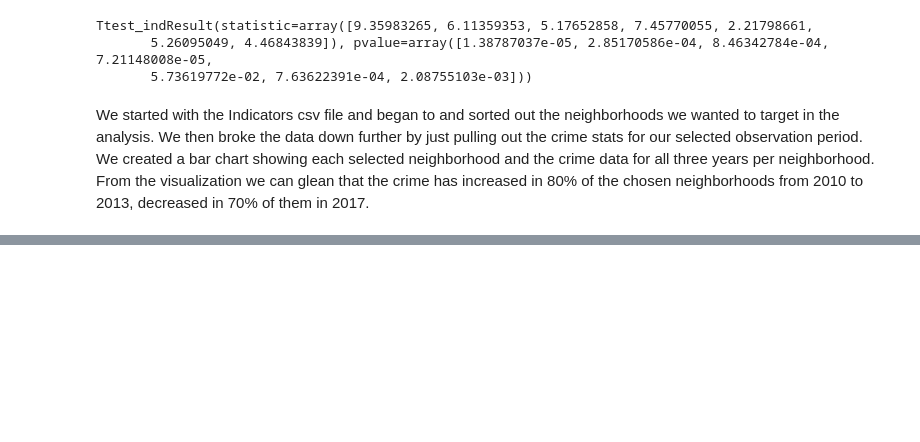
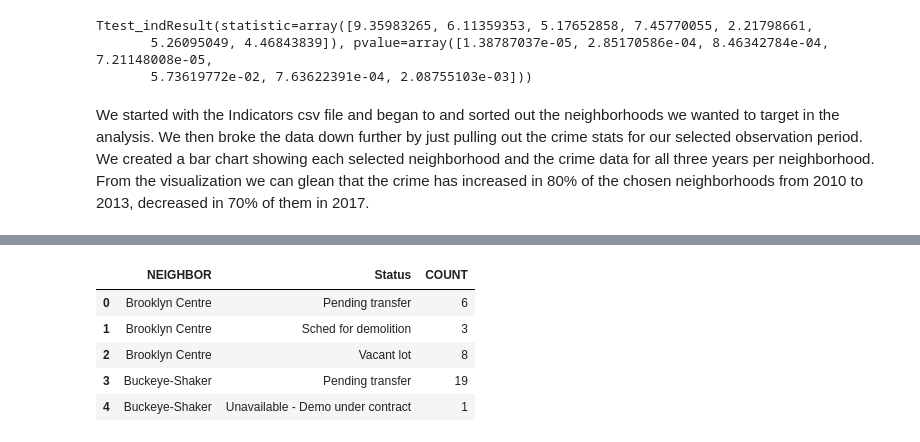
Before and after one commit to nicholasiii/GroupAssignement1, a Jupyter notebook: main.py.ipynb, the cells around one changed output, grey strips where cells are left out. Saved outputs shown, nothing was run; the diff lists cells and outputs as text; code cells hidden in the pictures; blank space fills up the shorter version.

```diff
--- a/main.py.ipynb
+++ b/main.py.ipynb
@@ -198,0 +224,16 @@ plt.show()
+# %%
+LBneighborhood_df["COUNT"] = 1
+
+neighborhood_status_group = LBneighborhood_df.groupby(["NEIGHBOR", "Status"])["COUNT"].sum().reset_index()
+# neighborhood_status_group["PARCEL"].count_unique()
+
+# neighborhood_status_group["NEIGHBOR"]
+# LBneighborhood_df
+neighborhood_status_group.head()
+# %% [output]
+|  | NEIGHBOR | Status | COUNT |
+| 0 | Brooklyn Centre | Pending transfer | 6 |
+| 1 | Brooklyn Centre | Sched for demolition | 3 |
+| 2 | Brooklyn Centre | Vacant lot | 8 |
+| 3 | Buckeye-Shaker | Pending transfer | 19 |
+| 4 | Buckeye-Shaker | Unavailable - Demo under contract | 1 |
```
Also changed, not shown: parts of 20 cells of this notebook.
